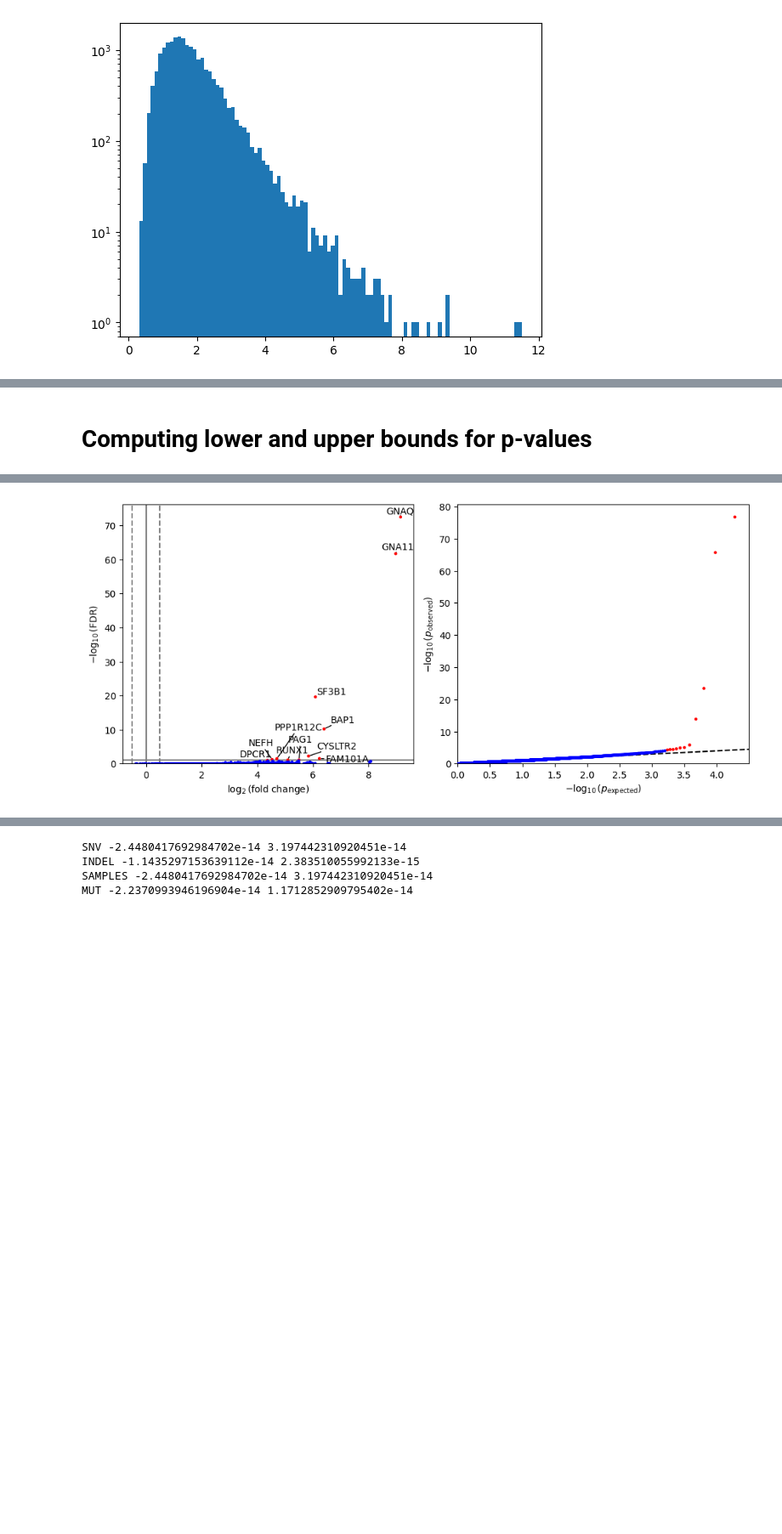
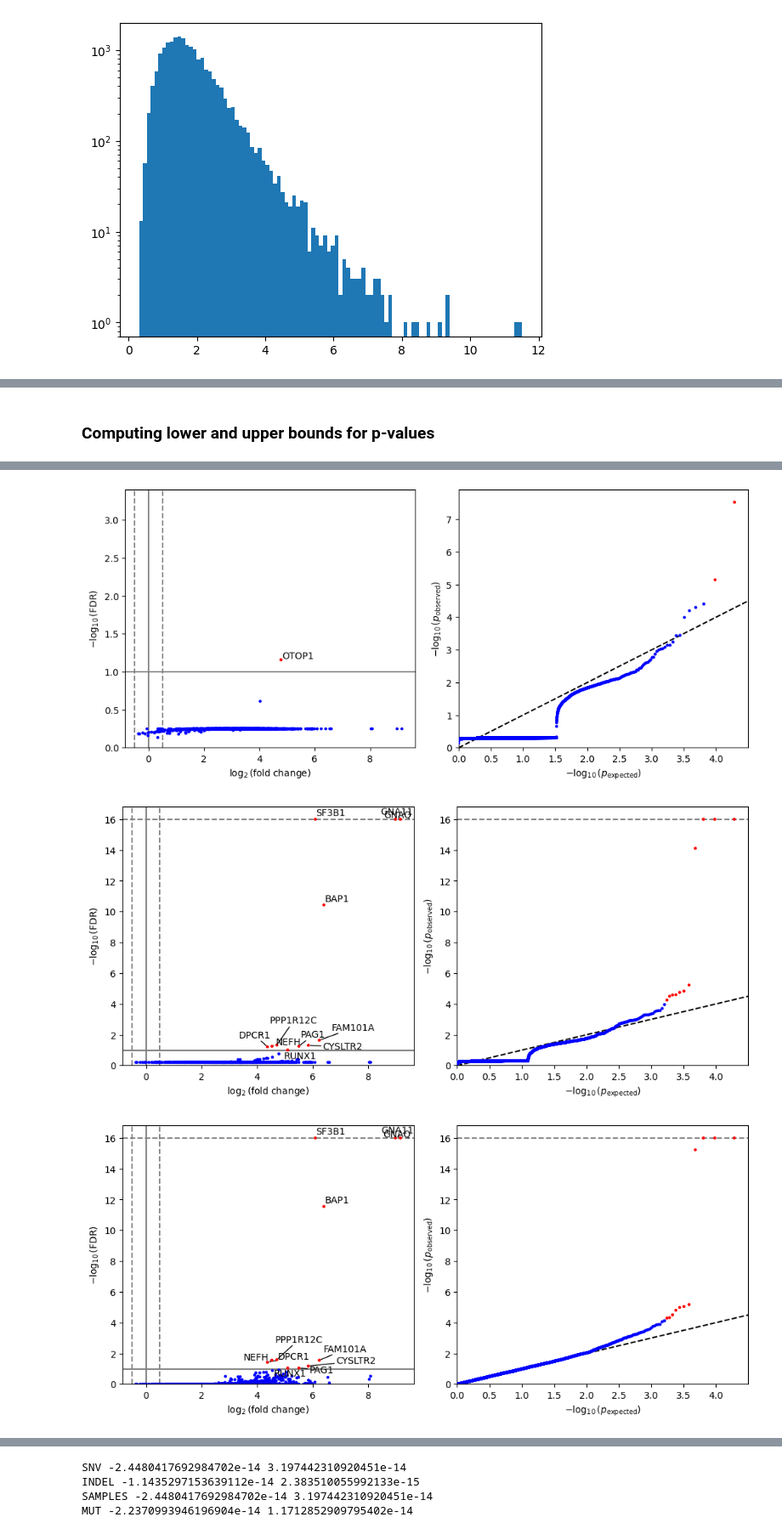
Before and after one commit to getzlab/dig_test_burden, a Jupyter notebook: process_results.ipynb, the cells around one changed output, grey strips where cells are left out. Shown at 85% size. Drawn from its saved outputs; the diff is of its cells as text; code cells hidden in the pictures; blank space fills up the shorter version.

```diff
--- a/process_results.ipynb
+++ b/process_results.ipynb
@@ -57,12 +95,8 @@ df = pd.read_csv('genes.results.txt', sep='\t')
 # %%
-d = np.log2(df.OBS_SYN) - np.log2(df.EXP_SYN)
-p = df.PVAL_SYN_BURDEN
+mtype = 'SYN'
+d = np.log2(df['OBS_' + mtype]) - np.log2(df['EXP_' + mtype])
+p = df['PVAL_' + mtype + '_BURDEN']
 l = df.GENE
 plot_functions.plot_volcano(p, d, l)
 # %% [output]
 [figure]
-# %%
-d = np.log2(df.OBS_NONSYN) - np.log2(df.EXP_NONSYN)
-p = df.PVAL_NONSYN_BURDEN
-l = df.GENE
-plot_functions.plot_volcano(p, d, l)
@@ -71,6 +102,0 @@ plot_functions.plot_volcano(p, d, l)
-# %%
-d = np.log2(df.OBS_INDEL) - np.log2(df.EXP_INDEL)
-p = df.PVAL_INDEL_BURDEN
-l = df.GENE
-ind_keep = ~d.isna()
-plot_functions.plot_volcano(p[ind_keep], d[ind_keep], l[ind_keep])
@@ -128,14 +134,17 @@ def nb_pvalue_uniform_midp(k, alpha, p):
 # %%
 muts = ['SYN', 'MIS', 'NONS', 'TRUNC', 'SPL', 'NONSYN', 'MUT']
+print('Minimum and maximum differnces between original and recomputed p-values:\n')
 for mut in muts:
     if mut=='MUT':
         col_i = 'PVAL_' + mut + '_BURDEN'
         df[col_i + '_recomp'] = np.nan
         df[col_i + '_uniform'] = np.nan
         for idx in df.index:
+            # combining p-values using Fisher's method
             df.at[idx, col_i + '_recomp'] = sp.stats.combine_pvalues([df.at[idx, 'PVAL_NONSYN_BURDEN_recomp'], df.at[idx, 'PVAL_INDEL_BURDEN']], method='fisher').pvalue
             df.at[idx, col_i + '_uniform'] = sp.stats.combine_pvalues([df.at[idx, 'PVAL_NONSYN_BURDEN_uniform'], df.at[idx, 'PVAL_INDEL_BURDEN']], method='fisher').pvalue
     else:
+        # recomputing p-values using DIG's model parameters
         df['PVAL_' + mut + '_BURDEN_recomp'] = nb_pvalue_greater_midp(
             df['OBS_' + mut],
             df.ALPHA,
@@ -147,4 +156,8 @@ for mut in muts:
                 1 / (df.THETA * df['Pi_' + mut] + 1)
             )
     print(mut, np.min(df['PVAL_' + mut + '_BURDEN_recomp'] - df['PVAL_' + mut + '_BURDEN']), np.max(df['PVAL_' + mut + '_BURDEN_recomp'] - df['PVAL_' + mut + '_BURDEN']))
+
+df['PVAL_INDEL_BURDEN_recomp'] = nb_pvalue_greater_midp(df.OBS_INDEL, df.ALPHA_INDEL, 1 / (df.THETA_INDEL*df.Pi_INDEL + 1))
+df['PVAL_INDEL_BURDEN_uniform'] = nb_pvalue_uniform_midp(df.OBS_INDEL, df.ALPHA_INDEL, 1 / (df.THETA_INDEL*df.Pi_INDEL + 1))
+print('INDEL', np.min(df['PVAL_INDEL_BURDEN_recomp'] - df['PVAL_INDEL_BURDEN']), np.max(df['PVAL_INDEL_BURDEN_recomp'] - df['PVAL_INDEL_BURDEN']))
 # %% [output]
@@ -197,7 +212,7 @@ SPL -5.3734794391857577e-14 9.2148511043888e-15
 NONSYN -1.2922996006636822e-13 1.6575629757653587e-13
 MUT -0.6137014422602022 0.5246556547050266
 # %% [markdown]
-# Computing lower and upper bounds for p-values
+### Computing lower and upper bounds for p-values
 # %%
 muts = ['SYN', 'MIS', 'NONS', 'TRUNC', 'SPL', 'NONSYN']
 for mut in muts:
@@ -238,6 +252,11 @@ df['PVAL_INDEL_BURDEN_upper'] = nb_pvalue_upper(
 # %%
-d = np.log2(df.OBS_NONSYN.to_numpy()) - np.log2(df.EXP_NONSYN.to_numpy())
-p = df.PVAL_NONSYN_BURDEN_uniform.to_numpy()
+mtype = 'NONSYN'
+d = np.log2(df['OBS_' + mtype].to_numpy()) - np.log2(df['EXP_' + mtype].to_numpy())
+p_pmid = df['PVAL_' + mtype + '_BURDEN' + '_recomp'].to_numpy()
+p_upmid = df['PVAL_' + mtype + '_BURDEN' + '_uniform'].to_numpy()
 l = df.GENE.to_numpy()
+p_bounds = df[['PVAL_' + mtype + '_BURDEN' + '_lower', 'PVAL_' + mtype + '_BURDEN' + '_upper']].to_numpy()
 plot_functions.plot_volcano(p, d, l)
+plot_functions.plot_volcano(p_pmid, d, l, ymax_vol=16, ymax_qq=16)
+plot_functions.plot_volcano(p_upmid, d, l, ymax_vol=16, ymax_qq=16)
 # %% [output]
@@ -244 +266,3 @@ plot_functions.plot_volcano(p, d, l)
-[figure, old version]
+[figure, new version]
+[figure, added]
+[figure, added]
```
Also changed, not shown: parts of 34 cells of this notebook.
